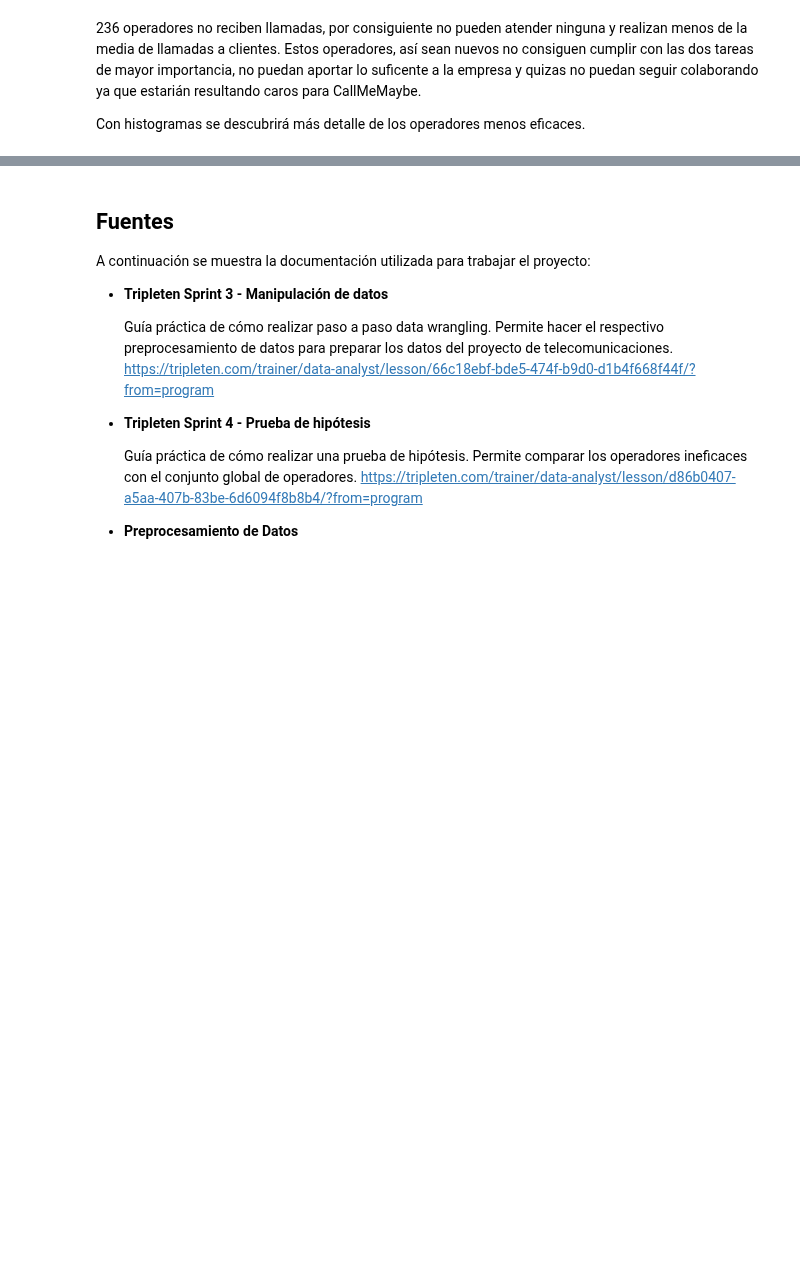
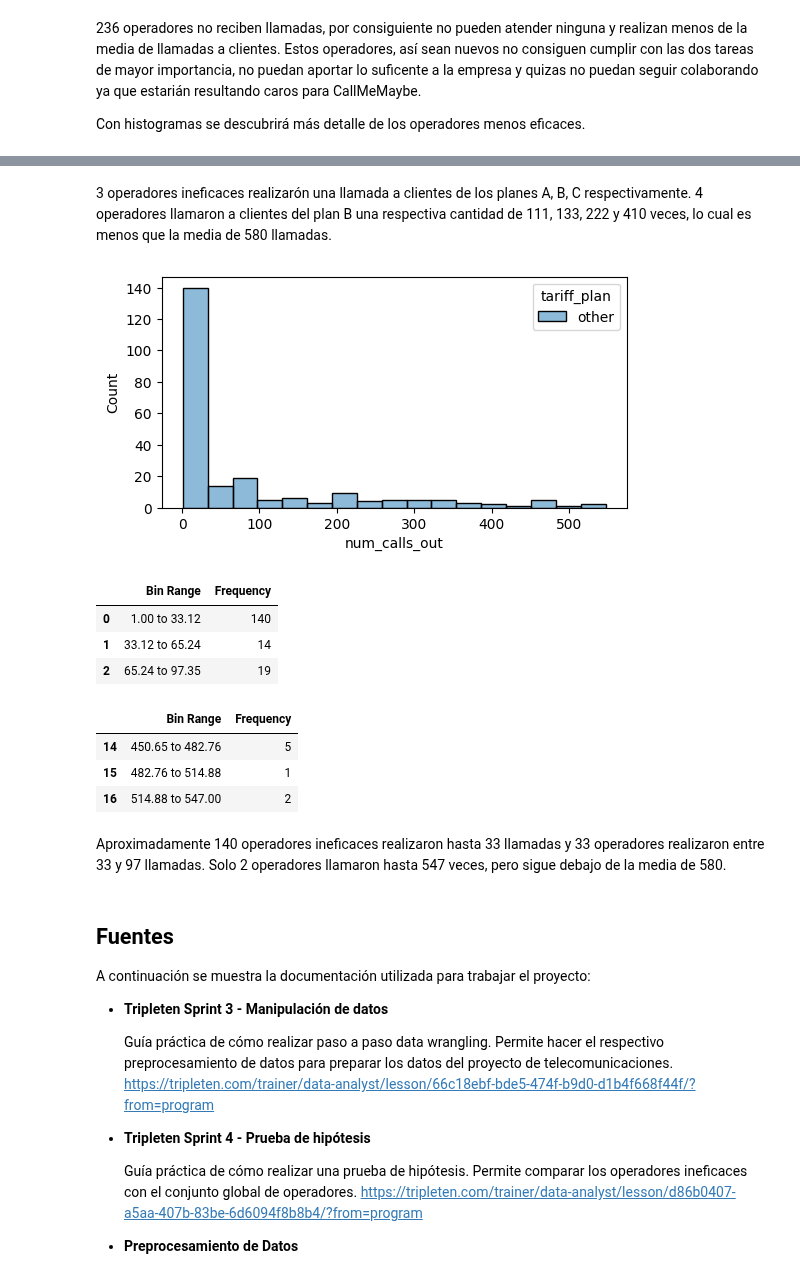
Before and after one commit to ScinDBad/DA_proyecto_final, a Jupyter notebook: proyecto_sp_14.ipynb, the cells around one changed output, grey strips where cells are left out. Cells and saved outputs as stored; diff of their text form; code cells hidden in the pictures; blank space fills up the shorter version.

```diff
--- a/proyecto_sp_14.ipynb
+++ b/proyecto_sp_14.ipynb
@@ -957,3 +945,33 @@ Aproximadamente 130 operadores ineficaces realizaron hasta 18.5 llamadas.
+# %% [markdown]
+3 operadores ineficaces realizarón una llamada a clientes de los planes A, B, C respectivamente. 4 operadores llamaron a clientes del plan B una respectiva cantidad de 111, 133, 222 y 410 veces, lo cual es menos que la media de 580 llamadas.
+# %%
+
+# Trazar histograma de llamadas salientes por operadores ineficaces parte 2
+mask = (report['complete_tasks']==False) & (report['tariff_plan']=='other')
+plt.figure(figsize=(6,3))
+sns.histplot(data=report[mask], x='num_calls_out', bins=17, hue='tariff_plan')
+
+plt.show()
+
+report[mask].groupby('num_calls_out').size()
+
+counts, bin_edges = np.histogram(report[mask]['num_calls_out'], bins=17)  # Calcula los histogramas con 30 bins
+bin_ranges = [f'{bin_edges[i]:.2f} to {bin_edges[i+1]:.2f}' for i in range(len(bin_edges)-1)]
+histogram_table = pd.DataFrame({'Bin Range': bin_ranges, 'Frequency': counts})
+display(histogram_table.iloc[:3])  # Muestra las primeras tres filas
+display(histogram_table.iloc[-3:])  # Muestra las últimas tres filas
+# %% [output]
+[figure, added]
+|  | Bin Range | Frequency |
+| 0 | 1.00 to 33.12 | 140 |
+| 1 | 33.12 to 65.24 | 14 |
+| 2 | 65.24 to 97.35 | 19 |
+|  | Bin Range | Frequency |
+| 14 | 450.65 to 482.76 | 5 |
+| 15 | 482.76 to 514.88 | 1 |
+| 16 | 514.88 to 547.00 | 2 |
+# %% [markdown]
+Aproximadamente 140 operadores ineficaces realizaron hasta 33 llamadas y 33 operadores realizaron entre 33 y 97 llamadas. Solo 2 operadores llamaron hasta 547 veces, pero sigue debajo de la media de 580.
 # %% [markdown]
 ## Fuentes
 
```
Also changed, not shown: parts of 8 cells of this notebook.
